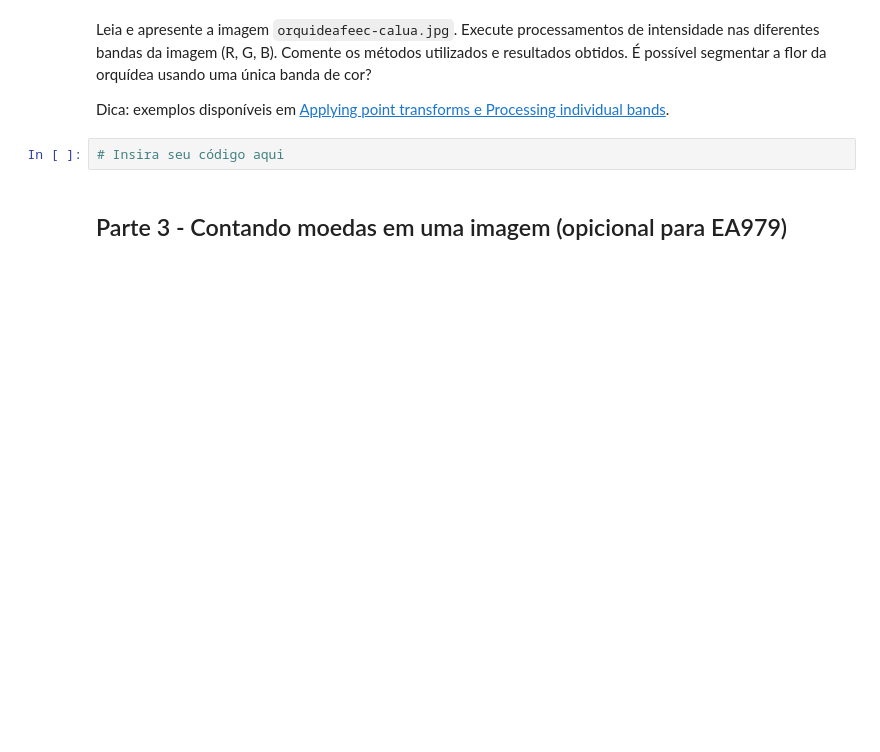
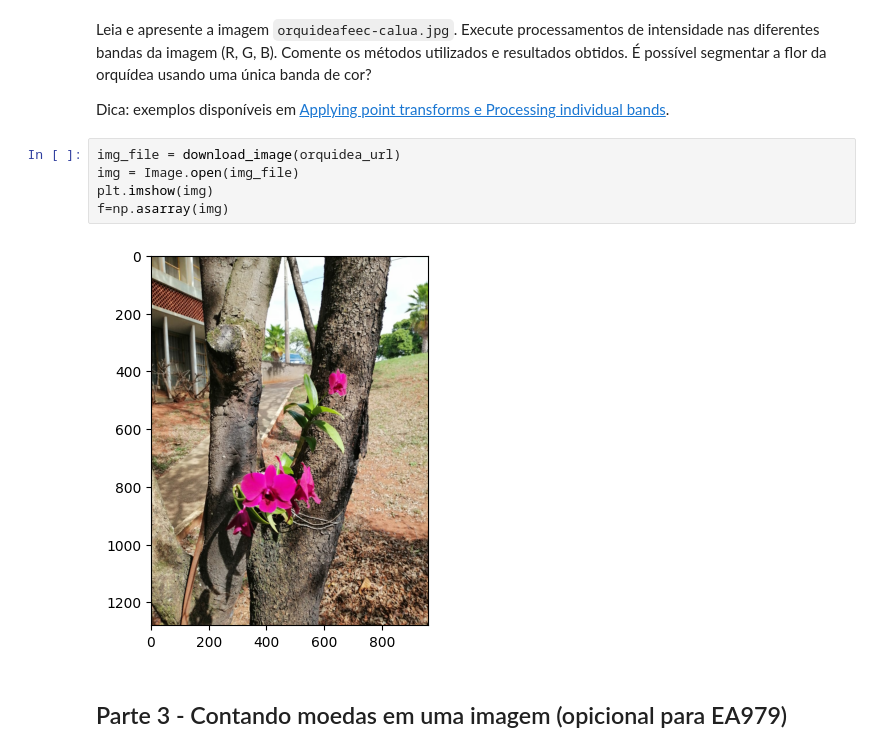
Before and after one commit to UNICAMP-EA979/2026s1-pi03-transforma-ointensidade-TZShinobi, a Jupyter notebook: Atividade.ipynb, the cells around one changed output. Saved outputs shown, nothing was run; the diff lists cells and outputs as text; blank space fills up the shorter version.

```diff
--- a/Atividade.ipynb
+++ b/Atividade.ipynb
@@ -240,8 +251,13 @@ download_image(orquidea_url)
 Leia e apresente a imagem `orquideafeec-calua.jpg`. Execute processamentos de intensidade nas diferentes bandas da imagem (R, G, B). Comente os métodos utilizados e resultados obtidos. É possível segmentar a flor da orquídea usando uma única banda de cor?
 
 Dica: exemplos disponíveis em [Applying point transforms e Processing individual bands](https://pillow.readthedocs.io/en/stable/handbook/tutorial.html#image-enhancement).
-# %%
-# Insira seu código aqui
+# %%
+img_file = download_image(orquidea_url)
+img = Image.open(img_file)
+plt.imshow(img)
+f=np.asarray(img)
+# %% [output]
+[figure, added]
 # %% [markdown]
 ## Parte 3 - Contando moedas em uma imagem (opicional para EA979)
 # %%
```
Also changed, not shown: parts of 4 cells of this notebook.
